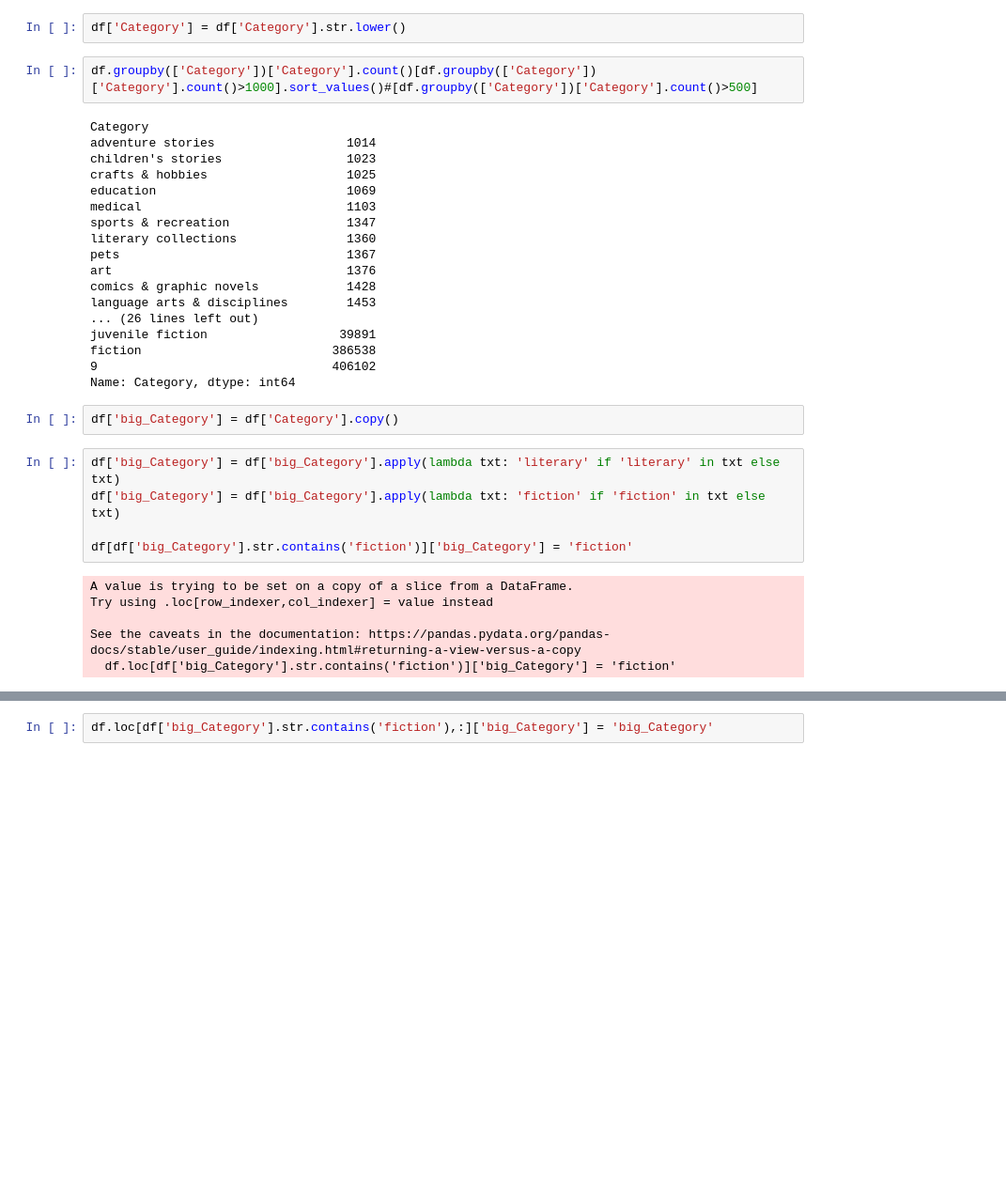
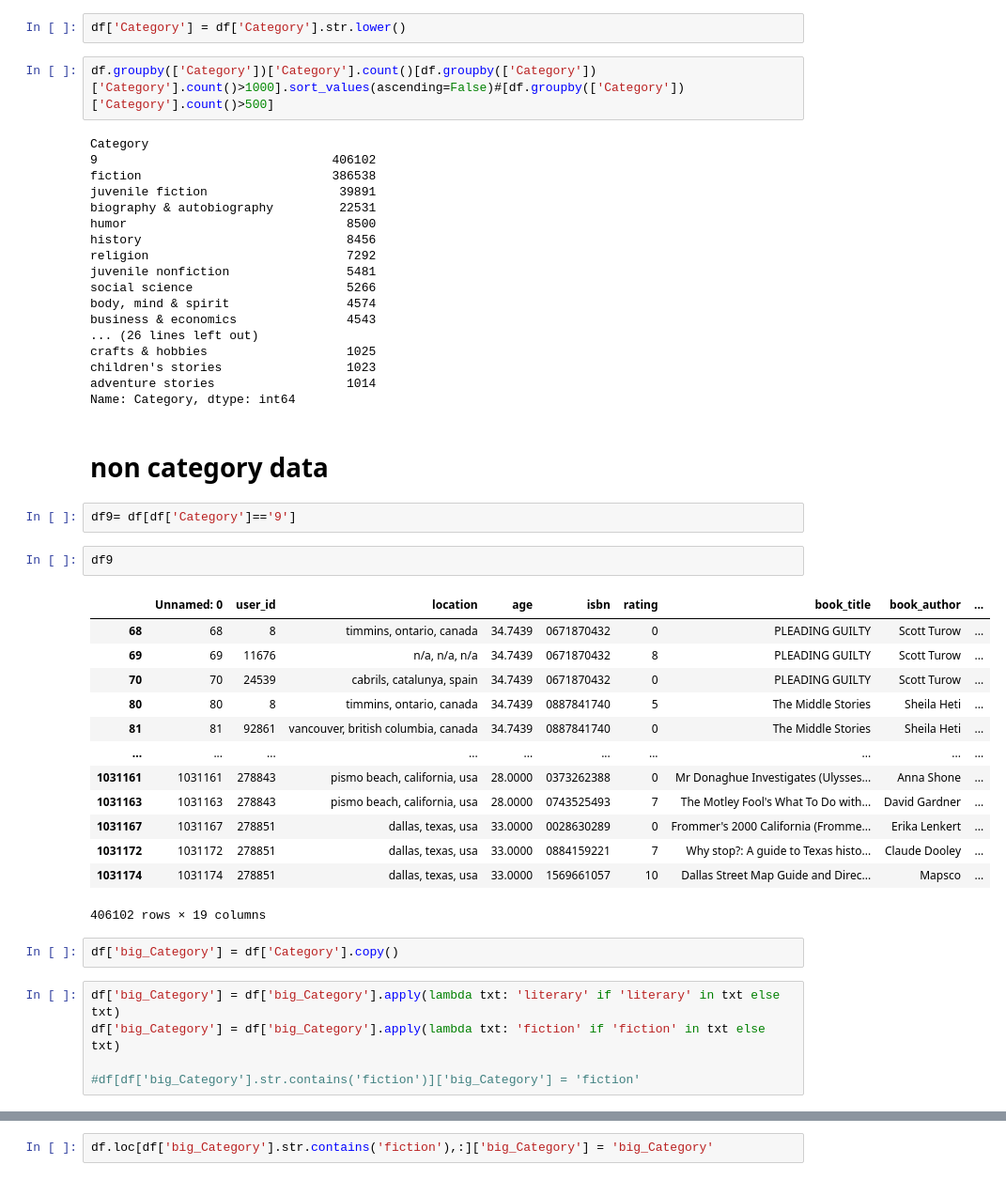
Before and after one commit to roy2392/books_recom_sys, a Jupyter notebook: starter eda and grouping.ipynb, the cells around one changed output, grey strips where cells are left out. Shown at 94% size. Saved outputs shown, nothing was run; the diff lists cells and outputs as text; blank space fills up the shorter version.

```diff
--- a/starter eda and grouping.ipynb
+++ b/starter eda and grouping.ipynb
@@ -123,38 +119,52 @@ df['Category'] = df['Category'].apply(lambda txt: txt if txt[0:7]!='Cookery' els
 # %%
 df['Category'] = df['Category'].str.lower()
 # %%
-df.groupby(['Category'])['Category'].count()[df.groupby(['Category'])['Category'].count()>1000].sort_values()#[df.groupby(['Category'])['Category'].count()>500]
+df.groupby(['Category'])['Category'].count()[df.groupby(['Category'])['Category'].count()>1000].sort_values(ascending=False)#[df.groupby(['Category'])['Category'].count()>500]
 # %% [output]
 Category
+9                                406102
+fiction                          386538
+juvenile fiction                  39891
+biography & autobiography         22531
+humor                              8500
+history                            8456
+religion                           7292
+juvenile nonfiction                5481
+social science                     5266
+body, mind & spirit                4574
+business & economics               4543
+... (26 lines left out)
+crafts & hobbies                   1025
+children's stories                 1023
 adventure stories                  1014
-children's stories                 1023
-crafts & hobbies                   1025
-education                          1069
-medical                            1103
-sports & recreation                1347
-literary collections               1360
-pets                               1367
-art                                1376
-comics & graphic novels            1428
-language arts & disciplines        1453
-... (26 lines left out)
-juvenile fiction                  39891
-fiction                          386538
-9                                406102
 Name: Category, dtype: int64
+# %% [markdown]
+# non category data
+# %%
+df9= df[df['Category']=='9']
+# %%
+df9
+# %% [output]
+|  | Unnamed: 0 | user_id | location | age | isbn | rating | book_title | book_author | ... |
+| 68 | 68 | 8 | timmins, ontario, canada | 34.7439 | 0671870432 | 0 | PLEADING GUILTY | Scott Turow | ... |
+| 69 | 69 | 11676 | n/a, n/a, n/a | 34.7439 | 0671870432 | 8 | PLEADING GUILTY | Scott Turow | ... |
+| 70 | 70 | 24539 | cabrils, catalunya, spain | 34.7439 | 0671870432 | 0 | PLEADING GUILTY | Scott Turow | ... |
+| 80 | 80 | 8 | timmins, ontario, canada | 34.7439 | 0887841740 | 5 | The Middle Stories | Sheila Heti | ... |
+| 81 | 81 | 92861 | vancouver, british columbia, canada | 34.7439 | 0887841740 | 0 | The Middle Stories | Sheila Heti | ... |
+| ... | ... | ... | ... | ... | ... | ... | ... | ... | ... |
+| 1031161 | 1031161 | 278843 | pismo beach, california, usa | 28.0000 | 0373262388 | 0 | Mr Donaghue Investigates (Ulysses... | Anna Shone | ... |
+| 1031163 | 1031163 | 278843 | pismo beach, california, usa | 28.0000 | 0743525493 | 7 | The Motley Fool's What To Do with... | David Gardner | ... |
+| 1031167 | 1031167 | 278851 | dallas, texas, usa | 33.0000 | 0028630289 | 0 | Frommer's 2000 California (Fromme... | Erika Lenkert | ... |
+| 1031172 | 1031172 | 278851 | dallas, texas, usa | 33.0000 | 0884159221 | 7 | Why stop?: A guide to Texas histo... | Claude Dooley | ... |
+| 1031174 | 1031174 | 278851 | dallas, texas, usa | 33.0000 | 1569661057 | 10 | Dallas Street Map Guide and Direc... | Mapsco | ... |
+406102 rows × 19 columns
 # %%
 df['big_Category'] = df['Category'].copy()
 # %%
 df['big_Category'] = df['big_Category'].apply(lambda txt: 'literary' if 'literary' in txt else txt)
 df['big_Category'] = df['big_Category'].apply(lambda txt: 'fiction' if 'fiction' in txt else txt)
 
-df[df['big_Category'].str.contains('fiction')]['big_Category'] = 'fiction'
+#df[df['big_Category'].str.contains('fiction')]['big_Category'] = 'fiction'
-# %% [output]
-A value is trying to be set on a copy of a slice from a DataFrame.
-Try using .loc[row_indexer,col_indexer] = value instead
-
-See the caveats in the documentation: https://pandas.pydata.org/pandas-docs/stable/user_guide/indexing.html#returning-a-view-versus-a-copy
-  df.loc[df['big_Category'].str.contains('fiction')]['big_Category'] = 'fiction'
 # %%
 df.groupby(['big_Category'])['big_Category'].count()[df.groupby(['big_Category'])['big_Category'].count()>1000].sort_values()
 # %% [output]
```
Also changed, not shown: parts of 33 cells of this notebook, 1 other file.
